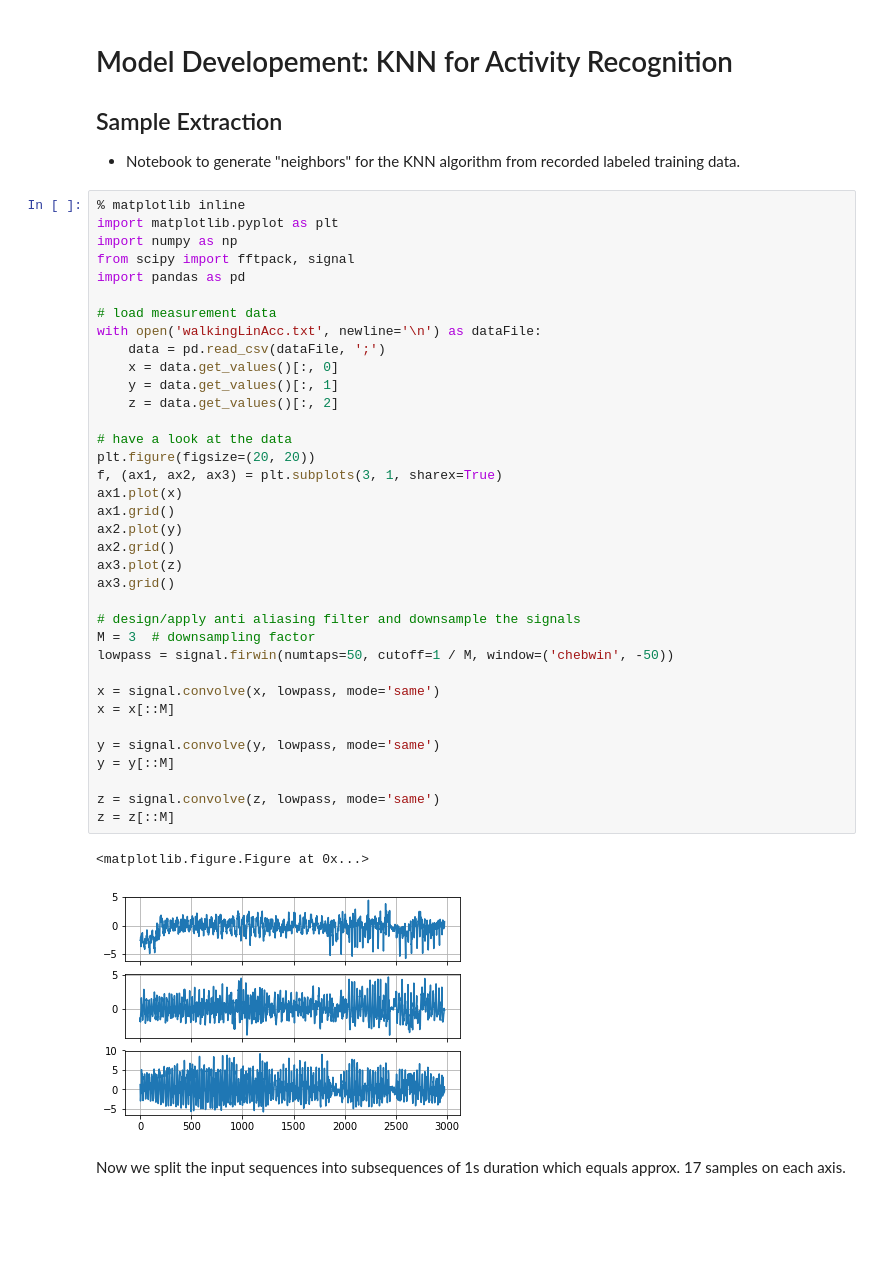
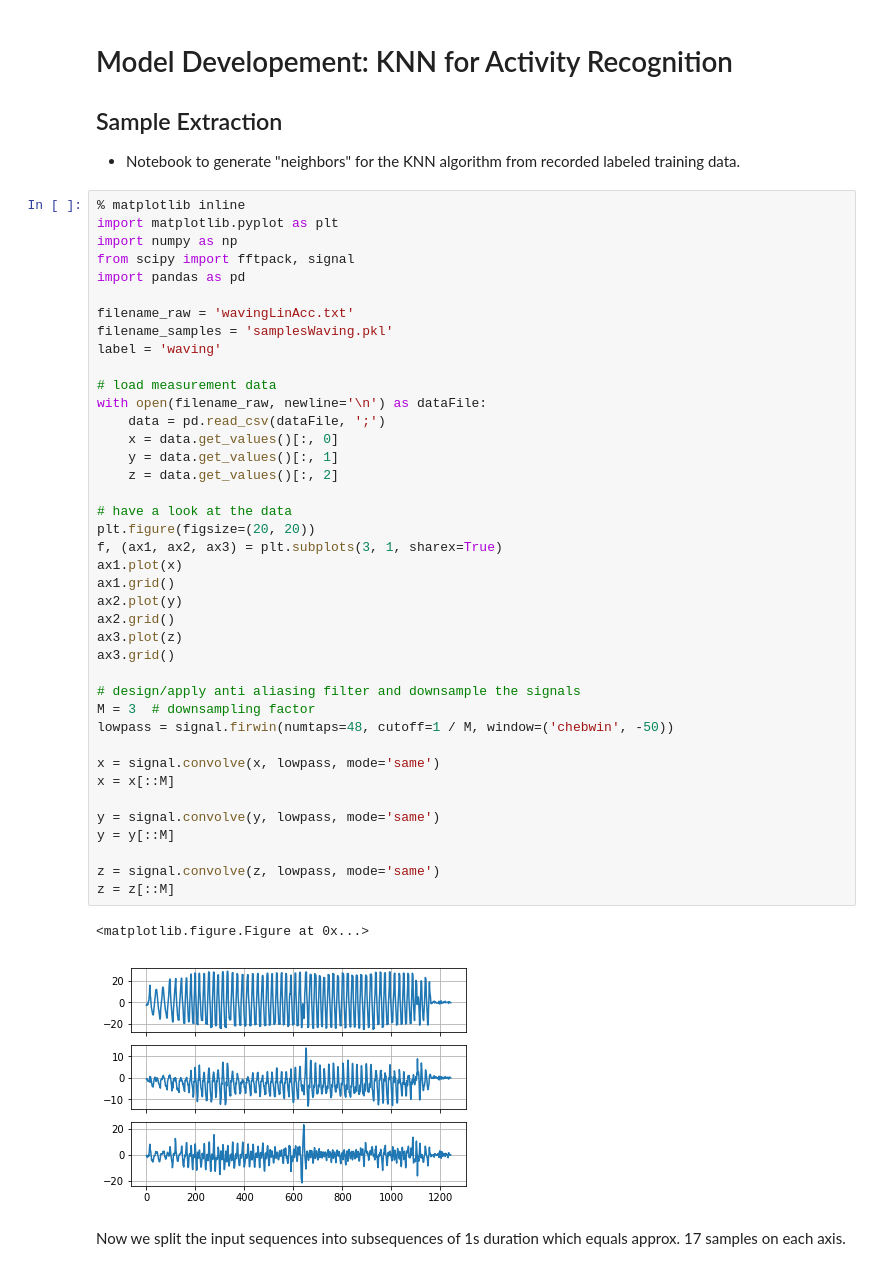
Before and after one commit to chritoth/mclab, a Jupyter notebook: modelDev/sampleExtraction.ipynb, the cells around one changed output. Drawn from its saved outputs; the diff is of its cells as text; blank space fills up the shorter version.

```diff
--- a/modelDev/sampleExtraction.ipynb
+++ b/modelDev/sampleExtraction.ipynb
@@ -11,38 +11,42 @@ import numpy as np
 from scipy import fftpack, signal
 import pandas as pd
 
+filename_raw = 'wavingLinAcc.txt'
+filename_samples = 'samplesWaving.pkl'
+label = 'waving'
+
 # load measurement data
-with open('walkingLinAcc.txt', newline='\n') as dataFile:
+with open(filename_raw, newline='\n') as dataFile:
     data = pd.read_csv(dataFile, ';')
     x = data.get_values()[:, 0]
     y = data.get_values()[:, 1]
     z = data.get_values()[:, 2]
 
 # have a look at the data
 plt.figure(figsize=(20, 20))
 f, (ax1, ax2, ax3) = plt.subplots(3, 1, sharex=True)
 ax1.plot(x)
 ax1.grid()
 ax2.plot(y)
 ax2.grid()
 ax3.plot(z)
 ax3.grid()
 
 # design/apply anti aliasing filter and downsample the signals
 M = 3  # downsampling factor
-lowpass = signal.firwin(numtaps=50, cutoff=1 / M, window=('chebwin', -50))
+lowpass = signal.firwin(numtaps=48, cutoff=1 / M, window=('chebwin', -50))
 
 x = signal.convolve(x, lowpass, mode='same')
 x = x[::M]
 
 y = signal.convolve(y, lowpass, mode='same')
 y = y[::M]
 
 z = signal.convolve(z, lowpass, mode='same')
 z = z[::M]
 # %% [output]
 <matplotlib.figure.Figure at 0x...>
-[figure, old version]
+[figure, new version]
 # %% [markdown]
 Now we split the input sequences into subsequences of 1s duration which equals approx. 17 samples on each axis.
 # %%
```
Also changed, not shown: parts of 1 cell of this notebook, 9 other files.
